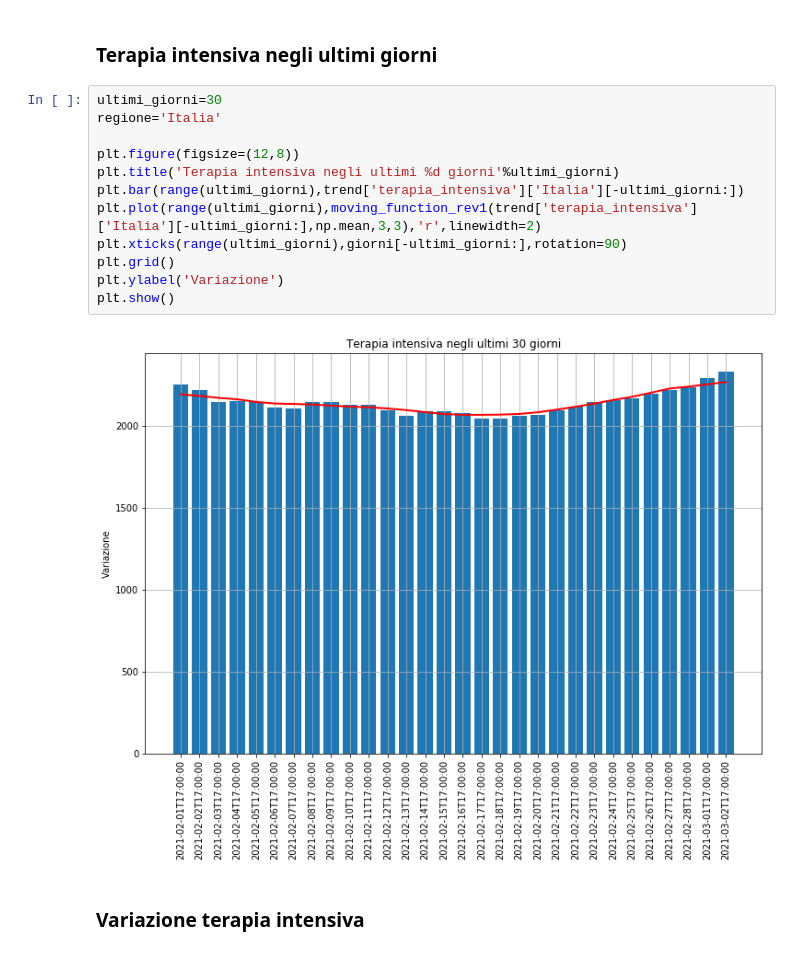
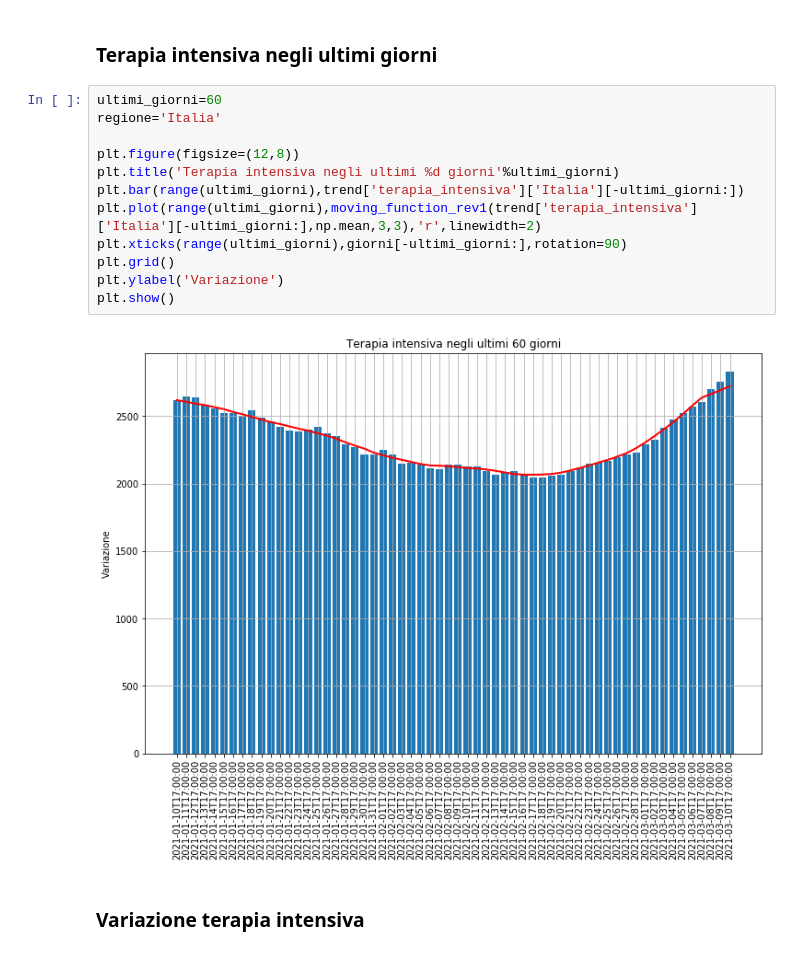
Before and after one commit to taracchi/covid, a Jupyter notebook: analisi_ospedalizzati.ipynb, the cells around one changed output. Drawn from its saved outputs; the diff is of its cells as text.

```diff
--- a/analisi_ospedalizzati.ipynb
+++ b/analisi_ospedalizzati.ipynb
@@ -368,19 +368,19 @@ plt.show()
 # %% [markdown]
 ### Terapia intensiva negli ultimi giorni
 # %%
-ultimi_giorni=30
+ultimi_giorni=60
 regione='Italia'
 
 plt.figure(figsize=(12,8))
 plt.title('Terapia intensiva negli ultimi %d giorni'%ultimi_giorni)
 plt.bar(range(ultimi_giorni),trend['terapia_intensiva']['Italia'][-ultimi_giorni:])
 plt.plot(range(ultimi_giorni),moving_function_rev1(trend['terapia_intensiva']['Italia'][-ultimi_giorni:],np.mean,3,3),'r',linewidth=2)
 plt.xticks(range(ultimi_giorni),giorni[-ultimi_giorni:],rotation=90)
 plt.grid()
 plt.ylabel('Variazione')
 plt.show()
 # %% [output]
-[figure, old version]
+[figure, new version]
 # %% [markdown]
 ### Variazione terapia intensiva
 # %%
```
Also changed, not shown: parts of 17 cells of this notebook, 11 other files.
